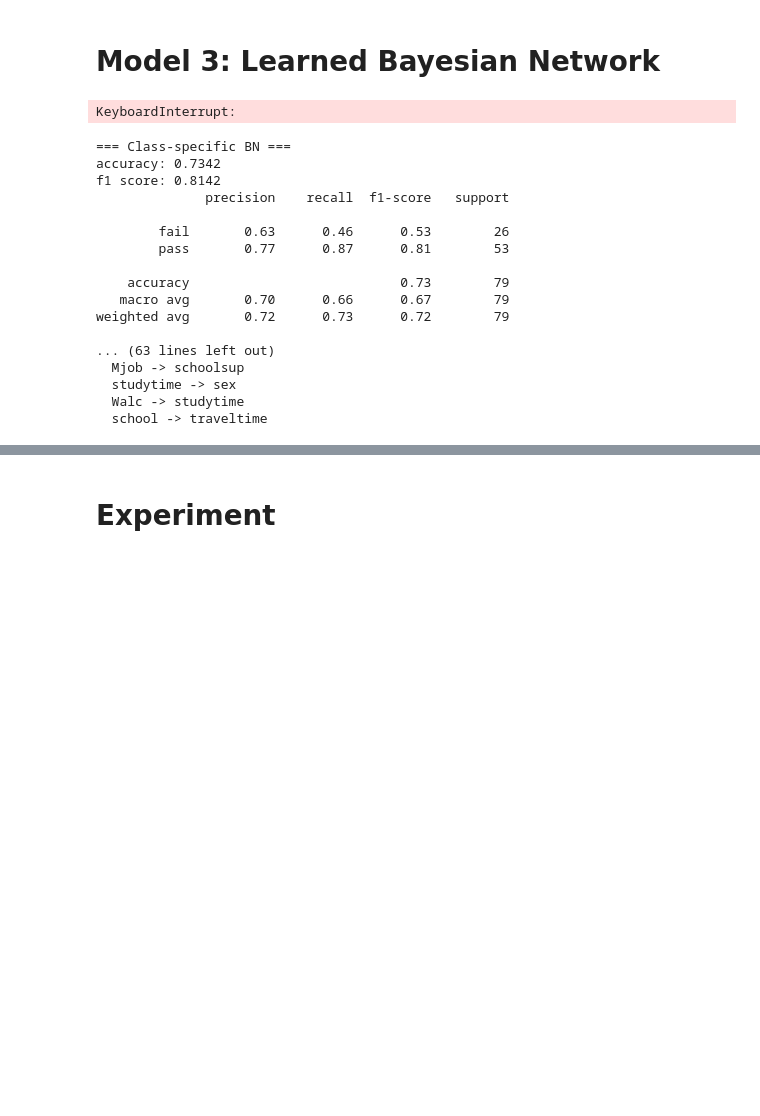
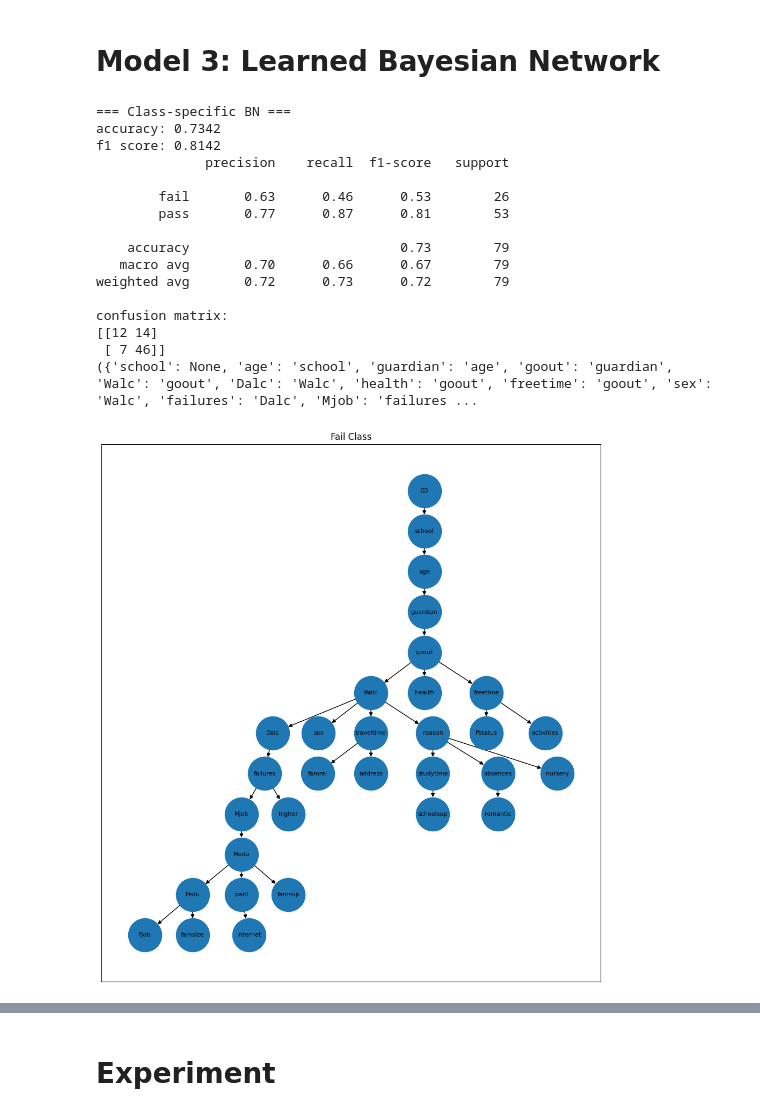
Before and after one commit to RyanNoelBuenaventura/CS179Project, a Jupyter notebook: cs_179_project_group_47.ipynb, the cells around one changed output, grey strips where cells are left out. Drawn from its saved outputs; the diff is of its cells as text; code cells hidden in the pictures; blank space fills up the shorter version.

```diff
--- a/cs_179_project_group_47.ipynb
+++ b/cs_179_project_group_47.ipynb
@@ -131,12 +119,0 @@ weighted avg       0.67      0.70      0.67        79
-# %%
-
-train_df = X_train.copy()
-train_df['pass'] = y_train.values.astype(str)
-
-features = [col for col in train_df.columns if col != 'pass']
-edges = [('pass', feature) for feature in features]
-
-naive_model = DiscreteBayesianNetwork(edges)
-naive_model.fit(train_df, estimator=DiscreteBayesianEstimator())
-
-print(naive_model.edges())
@@ -349,23 +290,6 @@ confusion matrix:
 Gradient Boosting 5-fold CV accuracy: 0.687 ± 0.050
 # %% [markdown]
 # Model 3: Learned Bayesian Network
-# %%
-from pgmpy.models import DiscreteBayesianNetwork
-from pgmpy.estimators import ExhaustiveSearch, MaximumLikelihoodEstimator
-
-df_model = X.copy()
-
-# structure learning
-es = ExhaustiveSearch(df_model)
-best_model = es.estimate()
-
-# build BN
-tan_model = DiscreteBayesianNetwork(best_model.edges())
-
-# parameter learning
-tan_model.fit(df_model, estimator=MaximumLikelihoodEstimator)
-# %% [output]
-KeyboardInterrupt:
 # %%
 # child <- parent structure
 def print_class_bn_structure(class_models, title='Class-specific BN structure:'):
@@ -421,36 +345,44 @@ def fit_class_specific_bn(X, y, features, alpha=1.0):
                     denom = sum(count_fx[(f, xv2)] for xv2 in values[f]) + alpha * len(values[f])
                     num = count_fx[(f, xv)] + alpha
                 else:
                     pa = parent[f]
                     denom = sum(count_fx_pa[(f, xv2, pa, row[pa])] for xv2 in values[f]) + alpha * len(values[f])
                     num = count_fx_pa[(f, xv, pa, row[pa])] + alpha
                 score += math.log(num / denom)
             if score > best_score:
                 best_score = score
                 best_y = yv
         return best_y
     return class_models, predict_row
 
 class_models, cs_predict = fit_class_specific_bn(X_train, y_train, feature_cols)
 X_test['cs_pred'] = X_test.apply(cs_predict, axis=1)
 cs_metrics = evaluate_predictions('Class-specific BN', y_test, X_test['cs_pred'])
 
-print_class_bn_structure(class_models)
+# print_class_bn_structure(class_models)
+
+print(class_models[0])
+fail_bn_edges = [(parent, child) for child, parent in class_models[0][0].items() if parent is not None]
+fail_bn_edges.append(('G3', 'school'))
+pass_bn_edges = [(parent, child) for child, parent in class_models[1][0].items() if parent is not None]
+pass_bn_edges.append(('G3', 'school'))
+draw_graph(fail_bn_edges, "Fail Class", figsize=(12, 13))
+draw_graph(pass_bn_edges, "Pass Class", figsize=(12, 12))
 # %% [output]
 === Class-specific BN ===
 accuracy: 0.7342
 f1 score: 0.8142
               precision    recall  f1-score   support
 
         fail       0.63      0.46      0.53        26
         pass       0.77      0.87      0.81        53
 
     accuracy                           0.73        79
    macro avg       0.70      0.66      0.67        79
 weighted avg       0.72      0.73      0.72        79
 
-... (63 lines left out)
-  Mjob -> schoolsup
-  studytime -> sex
-  Walc -> studytime
-  school -> traveltime
+confusion matrix:
+[[12 14]
+ [ 7 46]]
+({'school': None, 'age': 'school', 'guardian': 'age', 'goout': 'guardian', 'Walc': 'goout', 'Dalc': 'Walc', 'health': 'goout', 'freetime': 'goout', 'sex': 'Walc', 'failures': 'Dalc', 'Mjob': 'failures ...
+[figure, added]
```
Also changed, not shown: parts of 11 cells of this notebook.
